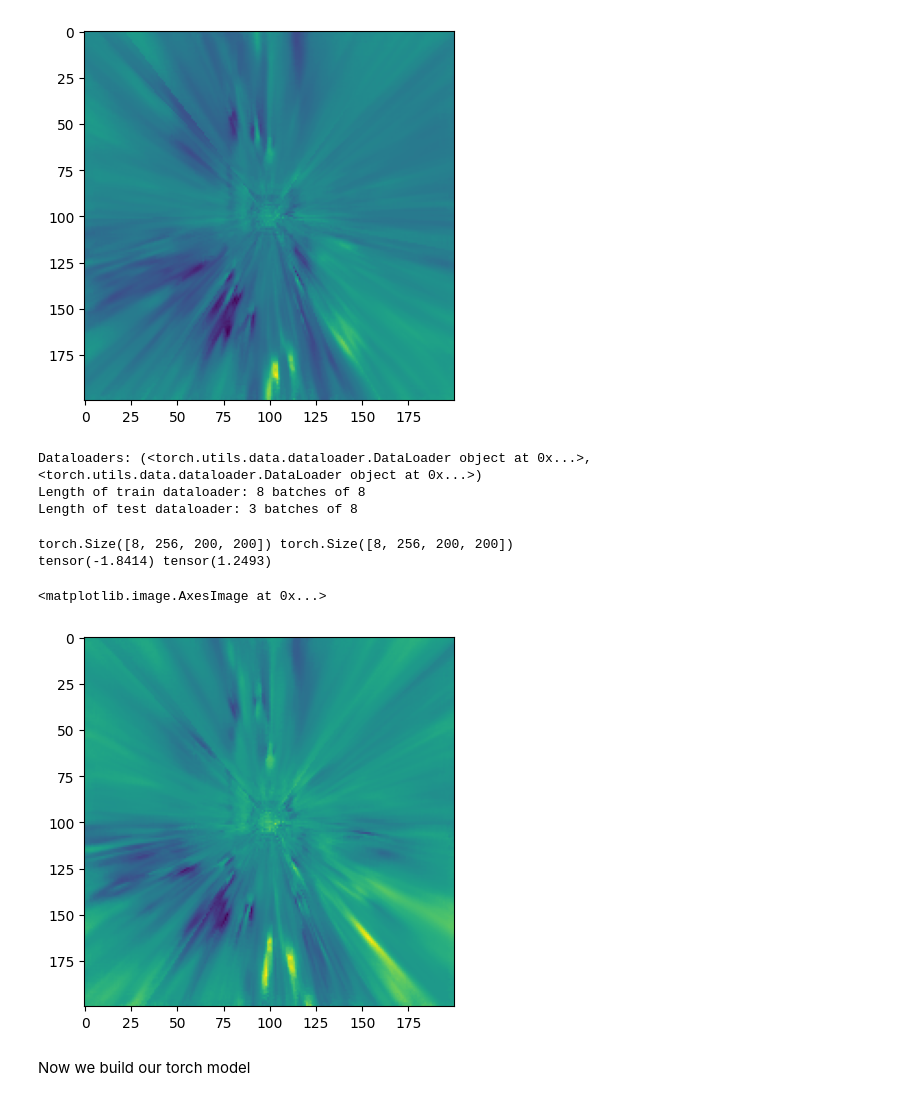
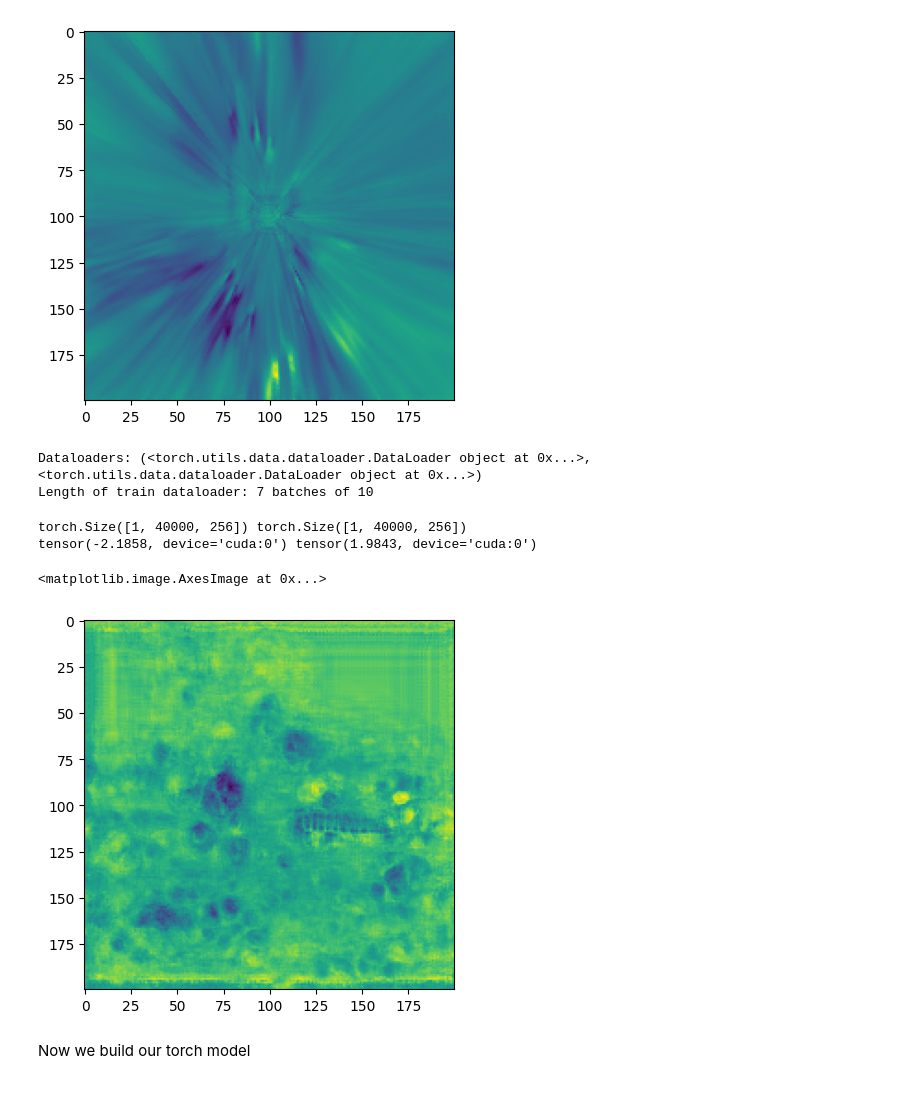
Before and after one commit to mln9d4/mmdetection3d_unibev, a Jupyter notebook: mapping_test/cnn_neural_network_mapping.ipynb, the cells around one changed output. Saved outputs shown, nothing was run; the diff lists cells and outputs as text; code cells hidden in the pictures.

```diff
--- a/mapping_test/cnn_neural_network_mapping.ipynb
+++ b/mapping_test/cnn_neural_network_mapping.ipynb
@@ -51,6 +51,13 @@ print("all_img shape:", all_img["img_bev_embed"].shape, "all_pts shape:", all_pt
 print("all_img dtype:", all_img["img_bev_embed"].dtype, "all_pts dtype:", all_pts["pts_bev_embed"].dtype)
 print("all_img keys:", all_img.keys(), "all_pts keys:", all_pts.keys())
 print("all_img device:", all_img["img_bev_embed"].device, "all_pts device:", all_pts["pts_bev_embed"].device)
+
+
+one_sample_training = torch.load('/home/mingdayang/mmdetection3d/outputs/inference/baseline/unibev_val_LC_full_cnw_256_one_sample_mininuscenes/n015-2018-07-24-11-22-45+0800__LIDAR_TOP__1532402927647951/vis_data.pt')
+X_test_one = one_sample_training["img_bev_embed"]
+y_test_one = one_sample_training["pts_bev_embed"]
+print("one_sample_img shape:", X_test_one.shape, "one_sample_pts shape:", y_test_one.shape)
+print("one_sample_img dtype:", X_test_one.dtype, "one_sample_pts dtype:", y_test_one.dtype)
 # %% [output]
 all_img shape: torch.Size([81, 40000, 256]) all_pts shape: torch.Size([81, 40000, 256])
 all_img dtype: torch.float32 all_pts dtype: torch.float32
@@ -149,0 +185,4 @@ X_train shape: torch.Size([64, 256, 200, 200]) y_train shape: torch.Size([64, 25
+# %%
+X_train = X_test_one
+y_train = y_test_one
+print("X_train shape:", X_train.shape, "y_train shape:", y_train.shape)
@@ -156,7 +197,7 @@ plt.imshow(X_train[0,0].cpu(), cmap='viridis')
 # Create Dataloaders to efficiently push data in batches during training and testing
 from torch.utils.data import DataLoader, TensorDataset
 
-BATCH_SIZE = 8
+BATCH_SIZE = 10
 
 train_set = TensorDataset(X_train, y_train)
 test_set = TensorDataset(X_test, y_test)
@@ -170,19 +211,18 @@ print(f"Length of train dataloader: {len(train_dataloader)} batches of {BATCH_SI
 print(f"Length of test dataloader: {len(test_dataloader)} batches of {BATCH_SIZE}")
 # %% [output]
 Dataloaders: (<torch.utils.data.dataloader.DataLoader object at 0x...>, <torch.utils.data.dataloader.DataLoader object at 0x...>)
-Length of train dataloader: 8 batches of 8
-Length of test dataloader: 3 batches of 8
+Length of train dataloader: 7 batches of 10
 # %%
 # Check out what's inside the training dataloader
 train_features_batch, train_labels_batch = next(iter(train_dataloader))
 print(train_features_batch.shape, train_labels_batch.shape)
 print(train_features_batch[0,0].min(), train_features_batch[0,0].max())
-plt.imshow(train_features_batch[0,0])
+plt.imshow(bvc_to_bchw(train_labels_batch)[0,0].cpu())
 # %% [output]
-torch.Size([8, 256, 200, 200]) torch.Size([8, 256, 200, 200])
-tensor(-1.8414) tensor(1.2493)
+torch.Size([1, 40000, 256]) torch.Size([1, 40000, 256])
+tensor(-2.1858, device='cuda:0') tensor(1.9843, device='cuda:0')
 <matplotlib.image.AxesImage at 0x...>
-[figure, old version]
+[figure, new version]
 # %% [markdown]
 Now we build our torch model
 # %%
```
Also changed, not shown: parts of 21 cells of this notebook, 7 other files.
